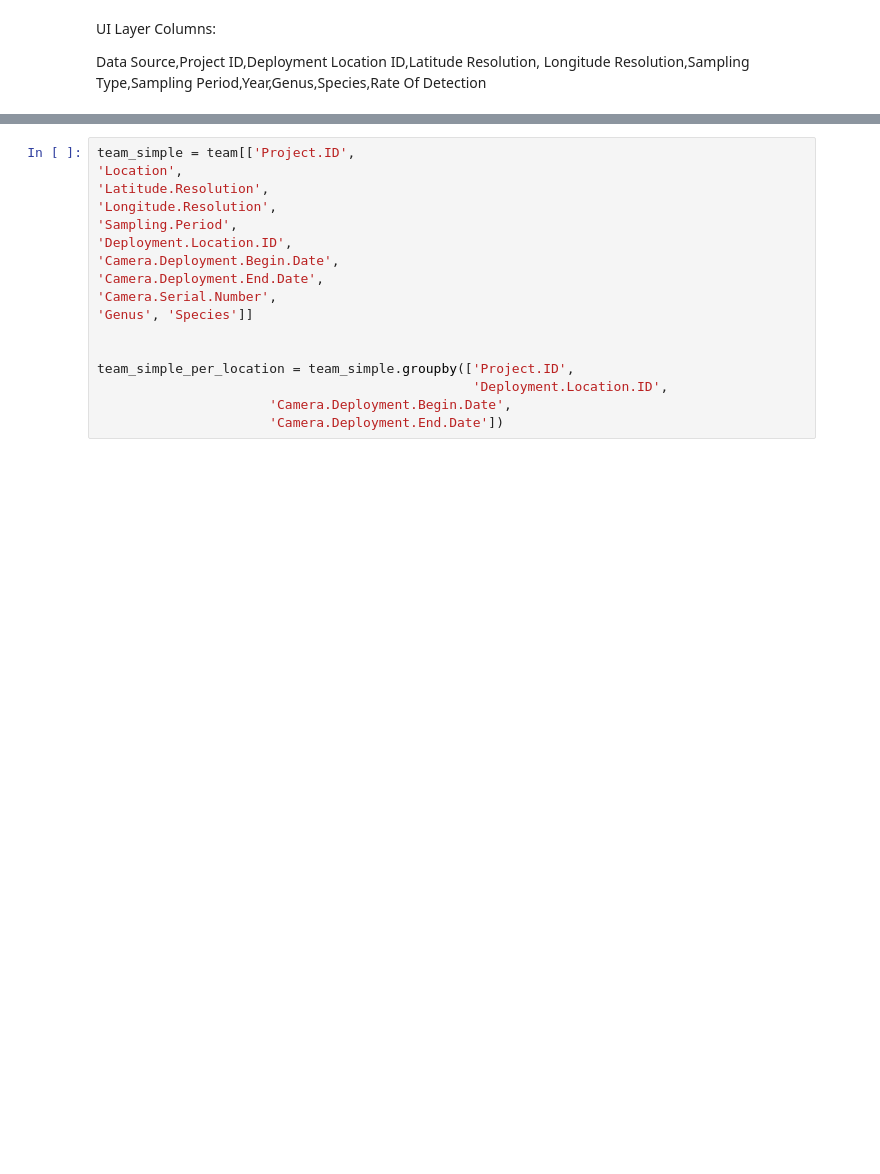
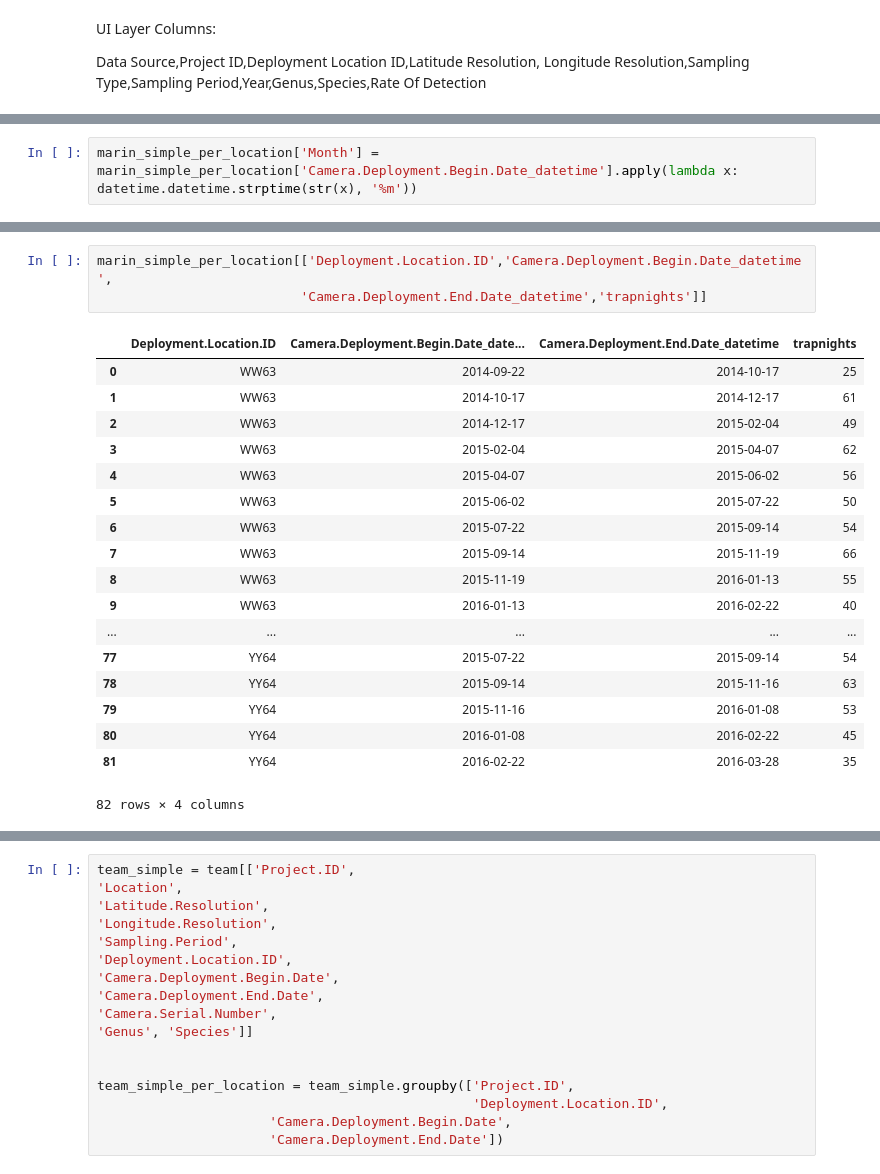
Before and after one commit to ConservationInternational/ShinyCam, a Jupyter notebook: notebooks/Saksman-python-profiling.ipynb, the cells around one changed output, grey strips where cells are left out. Drawn from its saved outputs; the diff is of its cells as text; blank space fills up the shorter version.

```diff
--- a/notebooks/Saksman-python-profiling.ipynb
+++ b/notebooks/Saksman-python-profiling.ipynb
@@ -66,0 +203,2 @@ Longitude Resolution,Sampling Type,Sampling Period,Year,Genus,Species,Rate Of De
+# %%
+marin_simple_per_location['Month'] = marin_simple_per_location['Camera.Deployment.Begin.Date_datetime'].apply(lambda x: datetime.datetime.strptime(str(x), '%m'))
@@ -66,0 +207,22 @@ Longitude Resolution,Sampling Type,Sampling Period,Year,Genus,Species,Rate Of De
+# %%
+marin_simple_per_location[['Deployment.Location.ID','Camera.Deployment.Begin.Date_datetime',
+                          'Camera.Deployment.End.Date_datetime','trapnights']]
+# %% [output]
+|  | Deployment.Location.ID | Camera.Deployment.Begin.Date_date... | Camera.Deployment.End.Date_datetime | trapnights |
+| 0 | WW63 | 2014-09-22 | 2014-10-17 | 25 |
+| 1 | WW63 | 2014-10-17 | 2014-12-17 | 61 |
+| 2 | WW63 | 2014-12-17 | 2015-02-04 | 49 |
+| 3 | WW63 | 2015-02-04 | 2015-04-07 | 62 |
+| 4 | WW63 | 2015-04-07 | 2015-06-02 | 56 |
+| 5 | WW63 | 2015-06-02 | 2015-07-22 | 50 |
+| 6 | WW63 | 2015-07-22 | 2015-09-14 | 54 |
+| 7 | WW63 | 2015-09-14 | 2015-11-19 | 66 |
+| 8 | WW63 | 2015-11-19 | 2016-01-13 | 55 |
+| 9 | WW63 | 2016-01-13 | 2016-02-22 | 40 |
+| ... | ... | ... | ... | ... |
+| 77 | YY64 | 2015-07-22 | 2015-09-14 | 54 |
+| 78 | YY64 | 2015-09-14 | 2015-11-16 | 63 |
+| 79 | YY64 | 2015-11-16 | 2016-01-08 | 53 |
+| 80 | YY64 | 2016-01-08 | 2016-02-22 | 45 |
+| 81 | YY64 | 2016-02-22 | 2016-03-28 | 35 |
+82 rows × 4 columns
```
Also changed, not shown: parts of 30 cells of this notebook.
